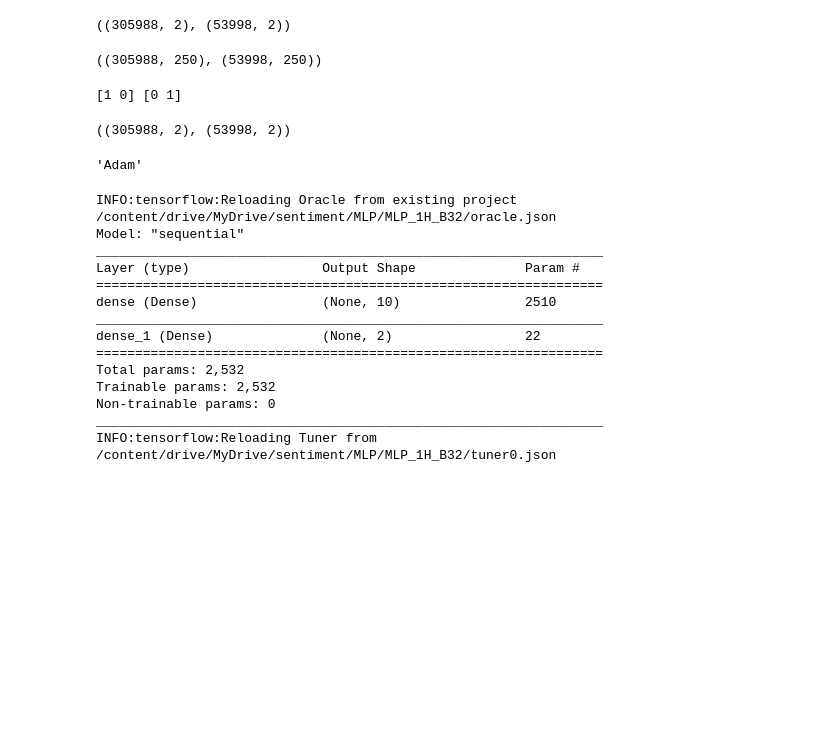
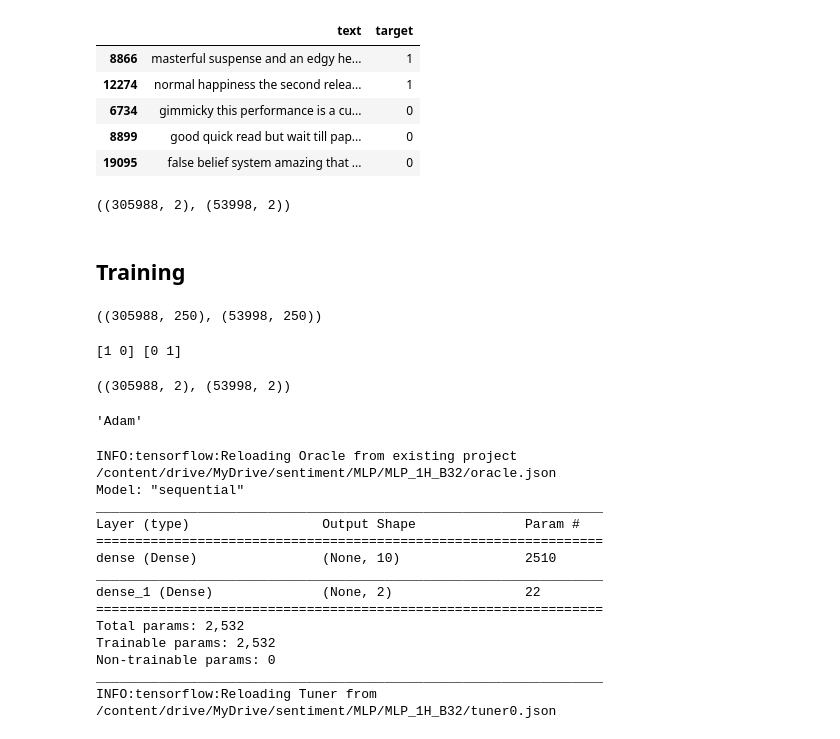
Before and after one commit to ppkgtmm/sentiment, a Jupyter notebook: MLP.ipynb, the cells around one changed output. Drawn from its saved outputs; the diff is of its cells as text; code cells hidden in the pictures; blank space fills up the shorter version.

```diff
--- a/MLP.ipynb
+++ b/MLP.ipynb
@@ -21,6 +22,7 @@ import pickle
 # %%
 cols = ['text', 'target']
 data_path = '/content/drive/MyDrive/sentiment/data/data_preprocessed.csv'
+test_path = '/content/drive/MyDrive/sentiment/data/test_data_preprocessed.csv'
 seed = 123456
 num_words = 10000
 max_len = 250
@@ -45,9 +47,22 @@ data.sample(5)
+# %%
+test = pd.read_csv(test_path)[cols]
+# %%
+test.sample(5)
+# %% [output]
+|  | text | target |
+| 8866 | masterful suspense and an edgy he... | 1 |
+| 12274 | normal happiness the second relea... | 1 |
+| 6734 | gimmicky this performance is a cu... | 0 |
+| 8899 | good quick read but wait till pap... | 0 |
+| 19095 | false belief system amazing that ... | 0 |
 # %%
 train, val = train_test_split(data, test_size=0.15, stratify=data['target'], random_state=seed)
 # %%
 train.shape, val.shape
 # %% [output]
 ((305988, 2), (53998, 2))
+# %% [markdown]
+## Training
 # %%
 tokenizer = Tokenizer(num_words=num_words, oov_token='OOV')
 tokenizer.fit_on_texts(train['text'])
```
Also changed, not shown: parts of 17 cells of this notebook.
